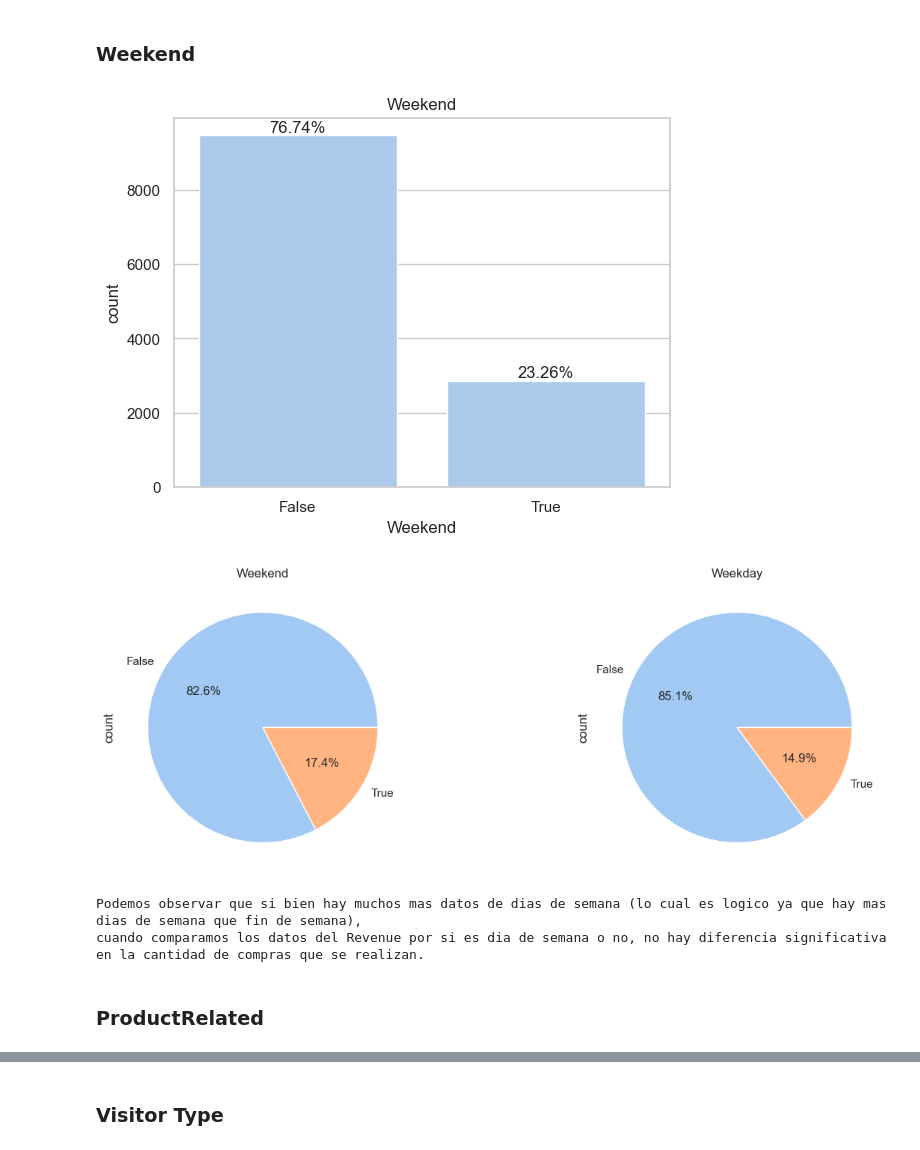
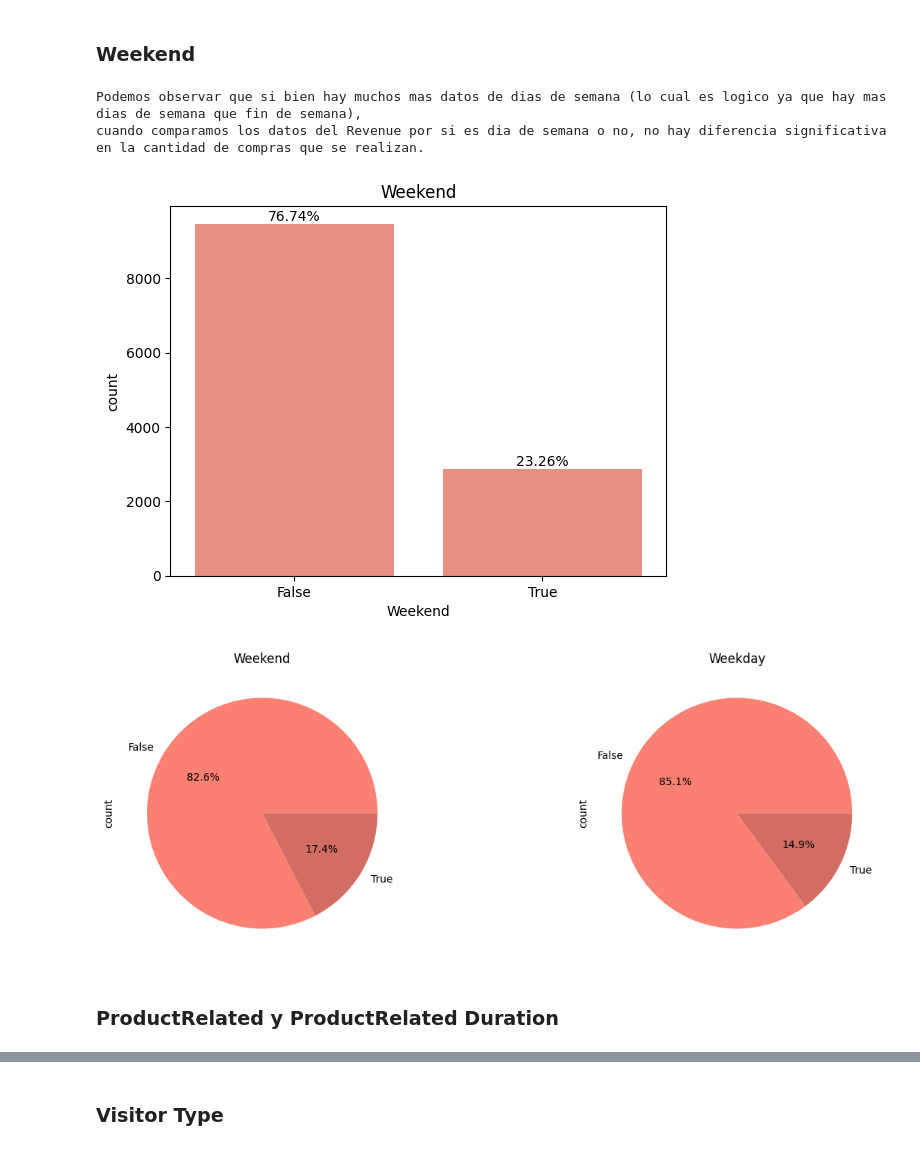
Before and after one commit to diegodvallejos/SanTec-Challenge, a Jupyter notebook: Santander Tecnología - Exámen Data science.ipynb, the cells around one changed output, grey strips where cells are left out. Cells and saved outputs as stored; diff of their text form; code cells hidden in the pictures.

```diff
--- a/Santander Tecnología - Exámen Data science.ipynb
+++ b/Santander Tecnología - Exámen Data science.ipynb
@@ -296,3 +303,7 @@ dtype: int64
+# %%
+categorical_columns = ['Month', 'VisitorType', 'Weekend', 'OperatingSystems', 'Browser', 'Region', 'TrafficType', 'Informational', 'ProductRelated', 'SpecialDay', 'Administrative']
+numerical_columns = ['Administrative_Duration','Informational_Duration','ProductRelated_Duration','BounceRates', 'ExitRates', 'PageValues']
+sns.set_palette("dark:salmon_r")
 # %% [markdown]
 ### Revenue
 # %%
@@ -312,31 +321,29 @@ Tenemos muchos mas datos de Revenue = False que de Revenue = True, por lo que el
 # %% [markdown]
 ### Weekend
 # %%
-sns.set_palette("pastel")
-
 ax = sns.countplot(data=df, x='Weekend')
 for p in ax.patches:
     height = p.get_height()
     ax.annotate(f'{height/len(df)*100:.2f}%', (p.get_x() + p.get_width() / 2., height), ha='center', va='bottom')
 plt.title('Weekend')
 
 fig, (ax1, ax2) = plt.subplots(1, 2, figsize=(15, 5))
 
 df[df['Weekend'] == True]['Revenue'].value_counts().plot.pie(autopct='%1.1f%%', ax=ax1)
 df[df['Weekend'] == False]['Revenue'].value_counts().plot.pie(autopct='%1.1f%%', ax=ax2)
 
 ax1.set_title('Weekend')
 ax2.set_title('Weekday')
 
-plt.show()
-
 print("""
 Podemos observar que si bien hay muchos mas datos de dias de semana (lo cual es logico ya que hay mas dias de semana que fin de semana),
 cuando comparamos los datos del Revenue por si es dia de semana o no, no hay diferencia significativa en la cantidad de compras que se realizan.""")
+
+plt.show()
 # %% [output]
+Podemos observar que si bien hay muchos mas datos de dias de semana (lo cual es logico ya que hay mas dias de semana que fin de semana),
+cuando comparamos los datos del Revenue por si es dia de semana o no, no hay diferencia significativa en la cantidad de compras que se realizan.
-[figure, old version]
+[figure, new version]
-[figure, old version]
+[figure, new version]
-Podemos observar que si bien hay muchos mas datos de dias de semana (lo cual es logico ya que hay mas dias de semana que fin de semana),
-cuando comparamos los datos del Revenue por si es dia de semana o no, no hay diferencia significativa en la cantidad de compras que se realizan.
 # %% [markdown]
-### ProductRelated
+### ProductRelated y ProductRelated Duration
```
Also changed, not shown: parts of 33 cells of this notebook.
